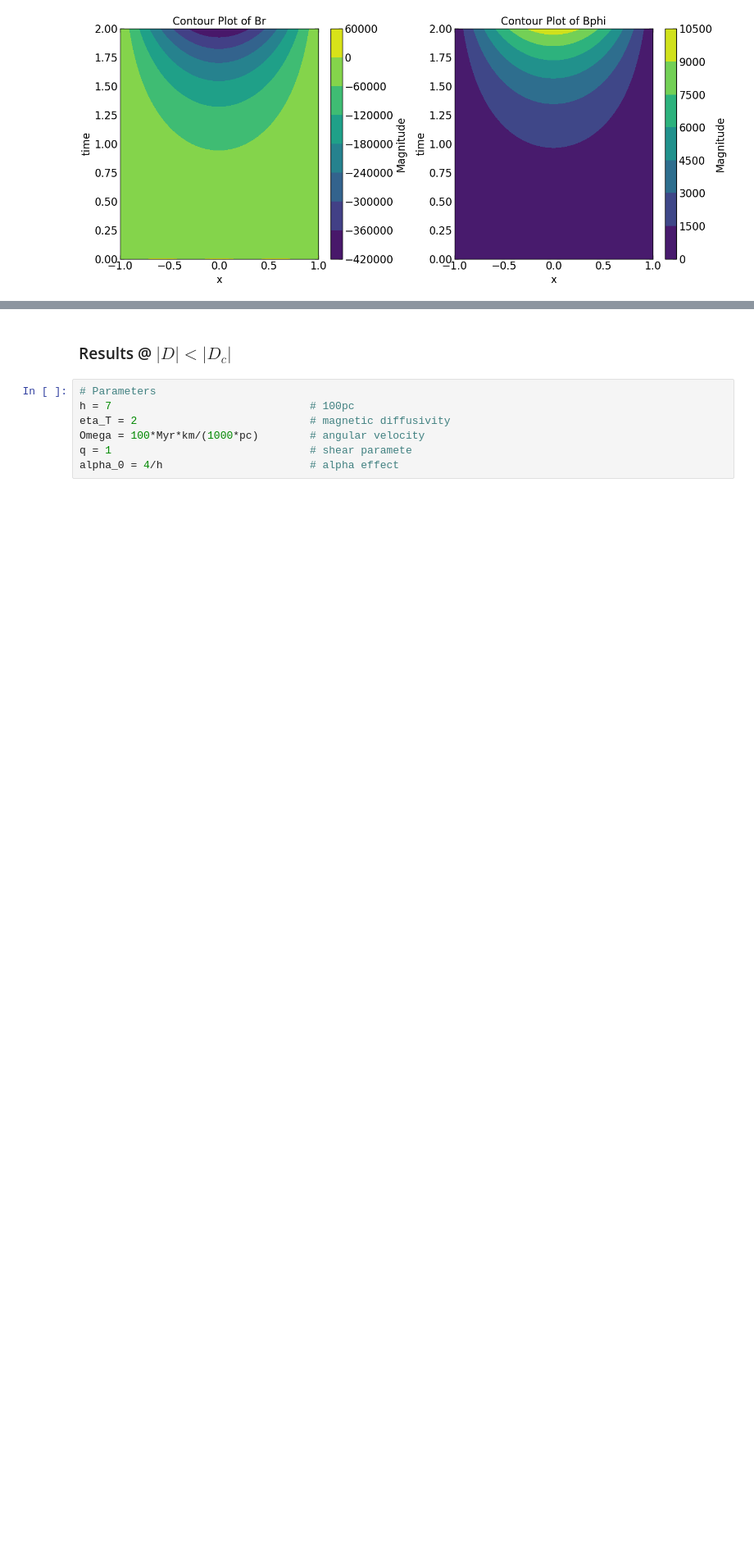
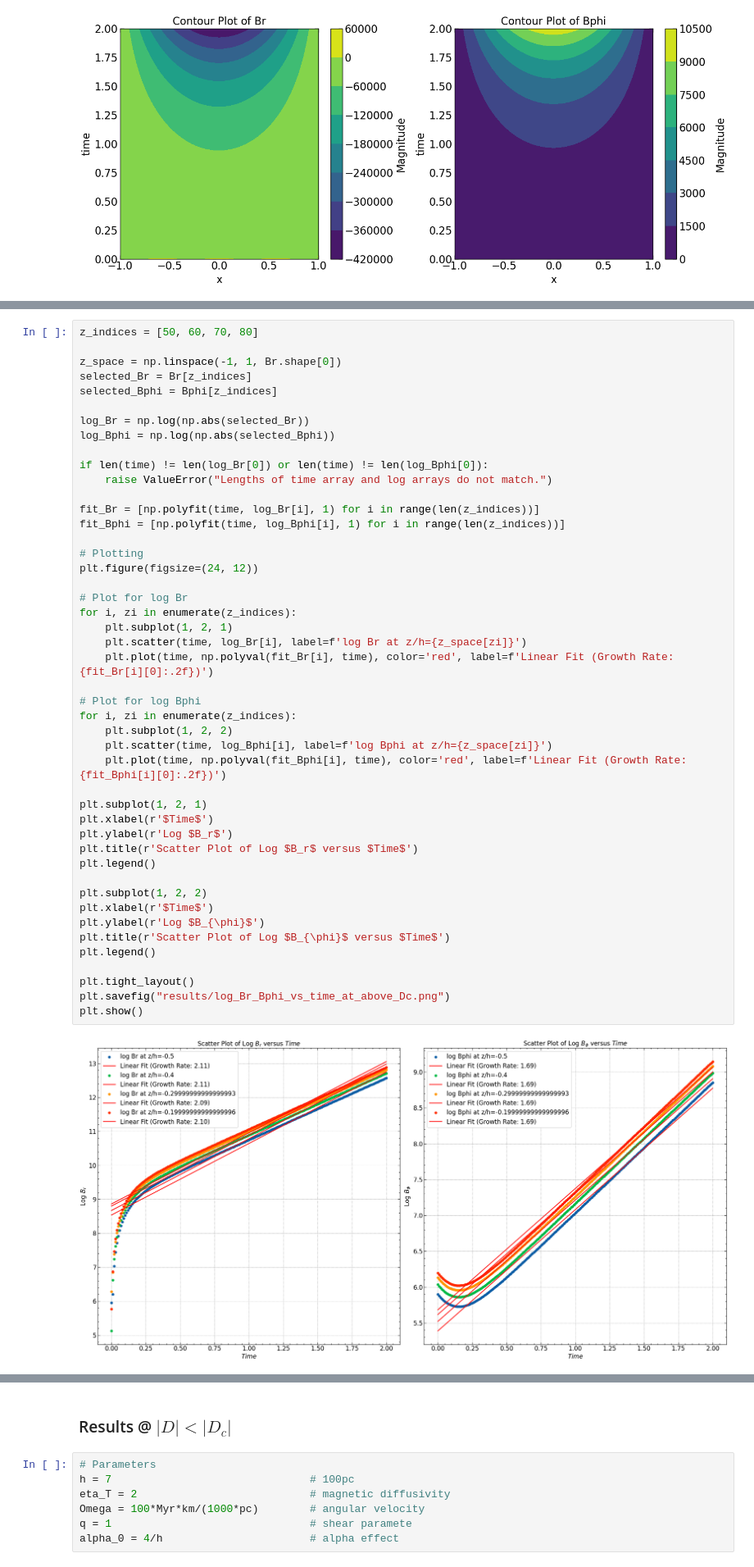
Before and after one commit to SagarPrakashBarad/GalacticDynamos, a Jupyter notebook: _build/jupyter_execute/Alpha_Omega_Dynamos/z_approximation/Alpha_Omega_Dynamo.ipynb, the cells around one changed output, grey strips where cells are left out. Shown at 82% size. Cells and saved outputs as stored; diff of their text form; blank space fills up the shorter version.

```diff
--- a/_build/jupyter_execute/Alpha_Omega_Dynamos/z_approximation/Alpha_Omega_Dynamo.ipynb
+++ b/_build/jupyter_execute/Alpha_Omega_Dynamos/z_approximation/Alpha_Omega_Dynamo.ipynb
@@ -583,0 +567,48 @@ plt.show()
+# %%
+z_indices = [50, 60, 70, 80]
+
+z_space = np.linspace(-1, 1, Br.shape[0])
+selected_Br = Br[z_indices]
+selected_Bphi = Bphi[z_indices]
+
+log_Br = np.log(np.abs(selected_Br))
+log_Bphi = np.log(np.abs(selected_Bphi))
+
+if len(time) != len(log_Br[0]) or len(time) != len(log_Bphi[0]):
+    raise ValueError("Lengths of time array and log arrays do not match.")
+
+fit_Br = [np.polyfit(time, log_Br[i], 1) for i in range(len(z_indices))]
+fit_Bphi = [np.polyfit(time, log_Bphi[i], 1) for i in range(len(z_indices))]
+
+# Plotting
+plt.figure(figsize=(24, 12))
+
+# Plot for log Br
+for i, zi in enumerate(z_indices):
+    plt.subplot(1, 2, 1)
+    plt.scatter(time, log_Br[i], label=f'log Br at z/h={z_space[zi]}')
+    plt.plot(time, np.polyval(fit_Br[i], time), color='red', label=f'Linear Fit (Growth Rate: {fit_Br[i][0]:.2f})')
+
+# Plot for log Bphi
+for i, zi in enumerate(z_indices):
+    plt.subplot(1, 2, 2)
+    plt.scatter(time, log_Bphi[i], label=f'log Bphi at z/h={z_space[zi]}')
+    plt.plot(time, np.polyval(fit_Bphi[i], time), color='red', label=f'Linear Fit (Growth Rate: {fit_Bphi[i][0]:.2f})')
+
+plt.subplot(1, 2, 1)
+plt.xlabel(r'$Time$')
+plt.ylabel(r'Log $B_r$')
+plt.title(r'Scatter Plot of Log $B_r$ versus $Time$')
+plt.legend()
+
+plt.subplot(1, 2, 2)
+plt.xlabel(r'$Time$')
+plt.ylabel(r'Log $B_{\phi}$')
+plt.title(r'Scatter Plot of Log $B_{\phi}$ versus $Time$')
+plt.legend()
+
+plt.tight_layout()
+plt.savefig("results/log_Br_Bphi_vs_time_at_above_Dc.png")
+plt.show()
+# %% [output]
+[figure, added]
```
Also changed, not shown: parts of 11 cells of this notebook, 50 other files.
